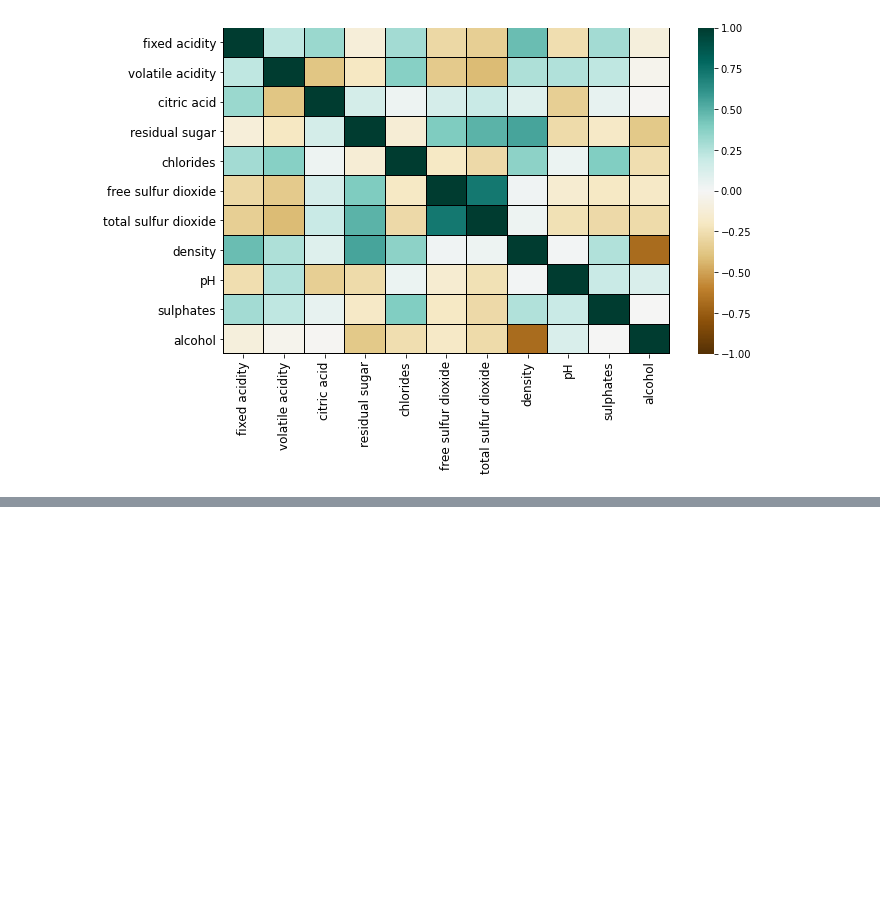
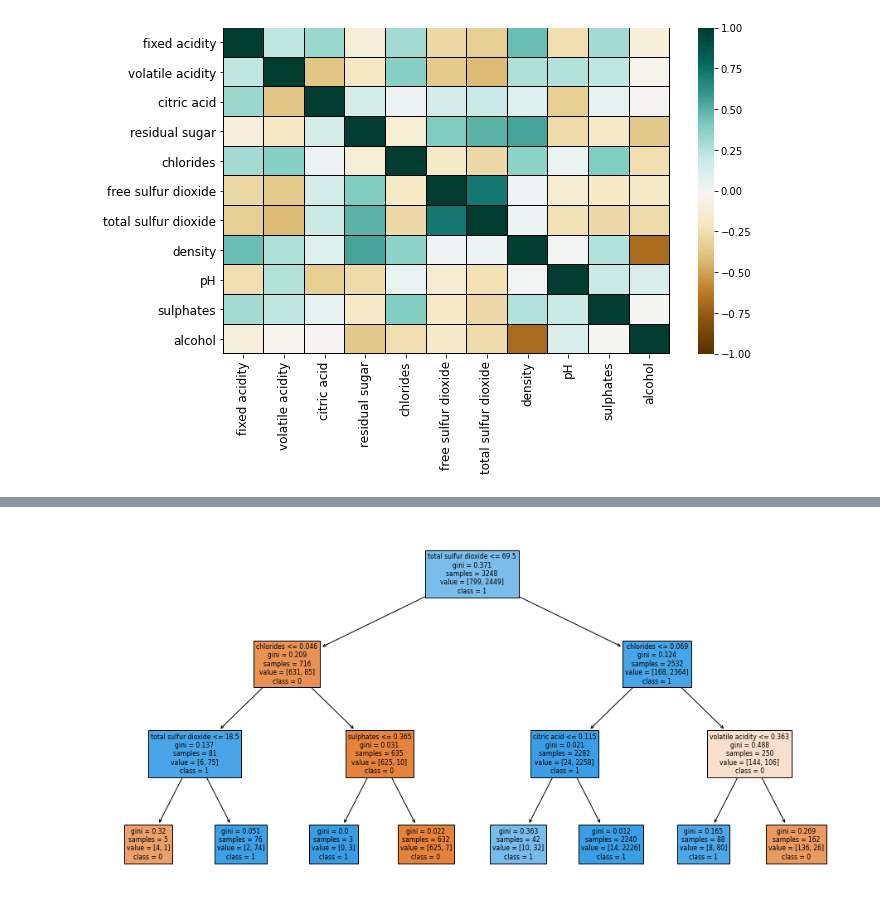
Before and after one commit to barbosarafael/Anotacoes, a Jupyter notebook: ML_Modelos/Arvore_de_decisao/arvore_de_decisao.ipynb, the cells around one changed output, grey strips where cells are left out. Drawn from its saved outputs; the diff is of its cells as text; code cells hidden in the pictures; blank space fills up the shorter version.

```diff
--- a/ML_Modelos/Arvore_de_decisao/arvore_de_decisao.ipynb
+++ b/ML_Modelos/Arvore_de_decisao/arvore_de_decisao.ipynb
@@ -623,0 +655,4 @@ plt.show()
+# %%
+banco = pd.get_dummies(banco, columns = ["quality"])
+
+banco.head()
@@ -623,0 +670,8 @@ plt.show()
+# %%
+x = banco.drop("classification", axis = 1)
+y = banco["classification"]
+
+
+x_treino, x_teste, y_treino, y_teste = train_test_split(x, y, train_size = 0.5, random_state = 1234, stratify = y)
+
+print(x_treino.shape, y_treino.shape, x_teste.shape, y_teste.shape)
@@ -623,0 +686,6 @@ plt.show()
+# %%
+from sklearn.tree import DecisionTreeClassifier
+
+dtc = DecisionTreeClassifier(random_state = 1234, max_depth = 3)
+
+dtc.fit(x_treino, y_treino)
@@ -623,0 +750,8 @@ plt.show()
+# %%
+var_names = list(x_treino.columns)
+
+plt.figure(figsize = [16, 8])
+plot_tree(dtc, filled = True, feature_names = var_names, class_names = ['0', '1'])
+plt.show()
+# %% [output]
+[figure, added]
```
Also changed, not shown: parts of 41 cells of this notebook.
